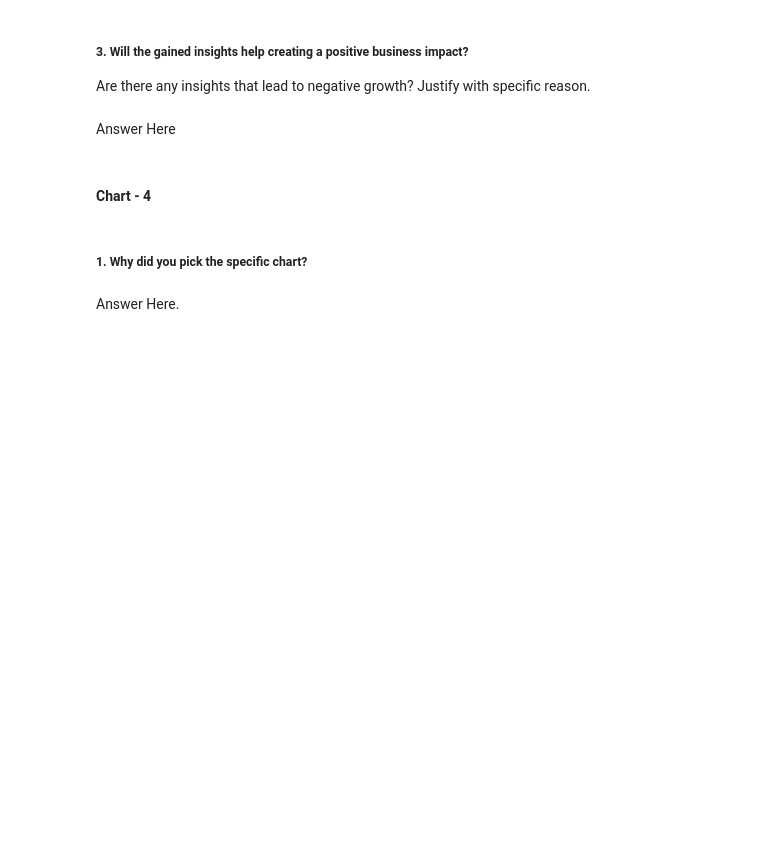
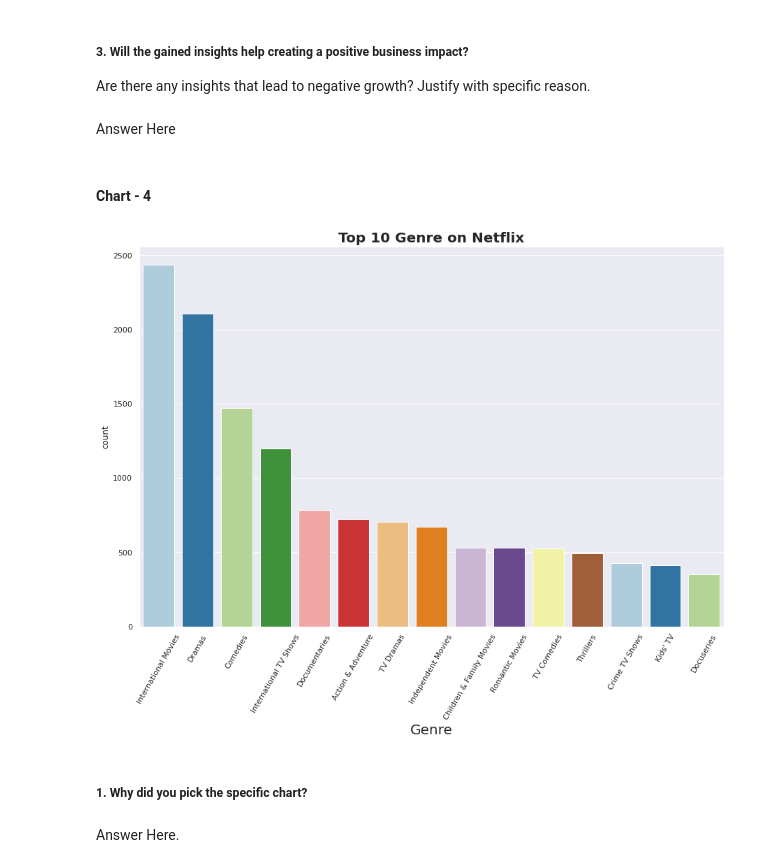
Before and after one commit to Mihirgupta2001/Unsupervised-learning-capstone-project, a Jupyter notebook: MIHIR_NETFLIX_MOVIES_AND_TV_SHOWS_CLUSTERING.ipynb, the cells around one changed output. Saved outputs shown, nothing was run; the diff lists cells and outputs as text; code cells hidden in the pictures; blank space fills up the shorter version.

```diff
--- a/MIHIR_NETFLIX_MOVIES_AND_TV_SHOWS_CLUSTERING.ipynb
+++ b/MIHIR_NETFLIX_MOVIES_AND_TV_SHOWS_CLUSTERING.ipynb
@@ -489,3 +495,17 @@ Answer Here
+# %%
+# Chart - 4 visualization code
+# Making relevant dataframe for our observation
+genre = df[df.listed_in != ' '].set_index('title').listed_in.str.split(', ', expand=True).stack().reset_index(level=1, drop=True)
+
+# setting parameters and plotting bar graph
+sns.set(rc={'figure.figsize':(15,10)})
+sns.countplot(x= genre, order=genre.value_counts().index[:15], palette='Paired')
+plt.xticks(rotation = 60)
+plt.xlabel("Genre",size=20)
+plt.title('Top 10 Genre on Netflix',fontsize=20,fontweight='bold')
+plt.show()
+# %% [output]
+[figure, added]
 # %% [markdown]
 ##### 1. Why did you pick the specific chart?
 # %% [markdown]
```
Also changed, not shown: parts of 4 cells of this notebook.
